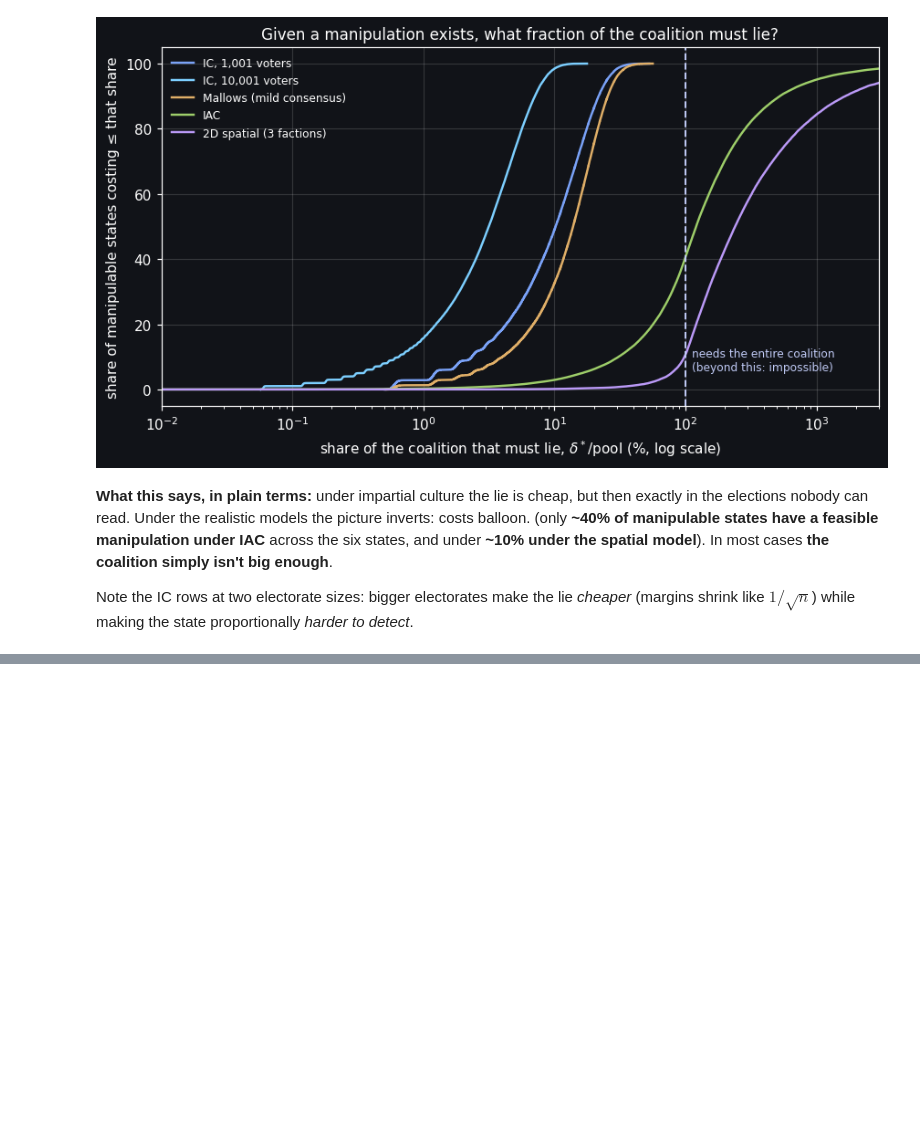
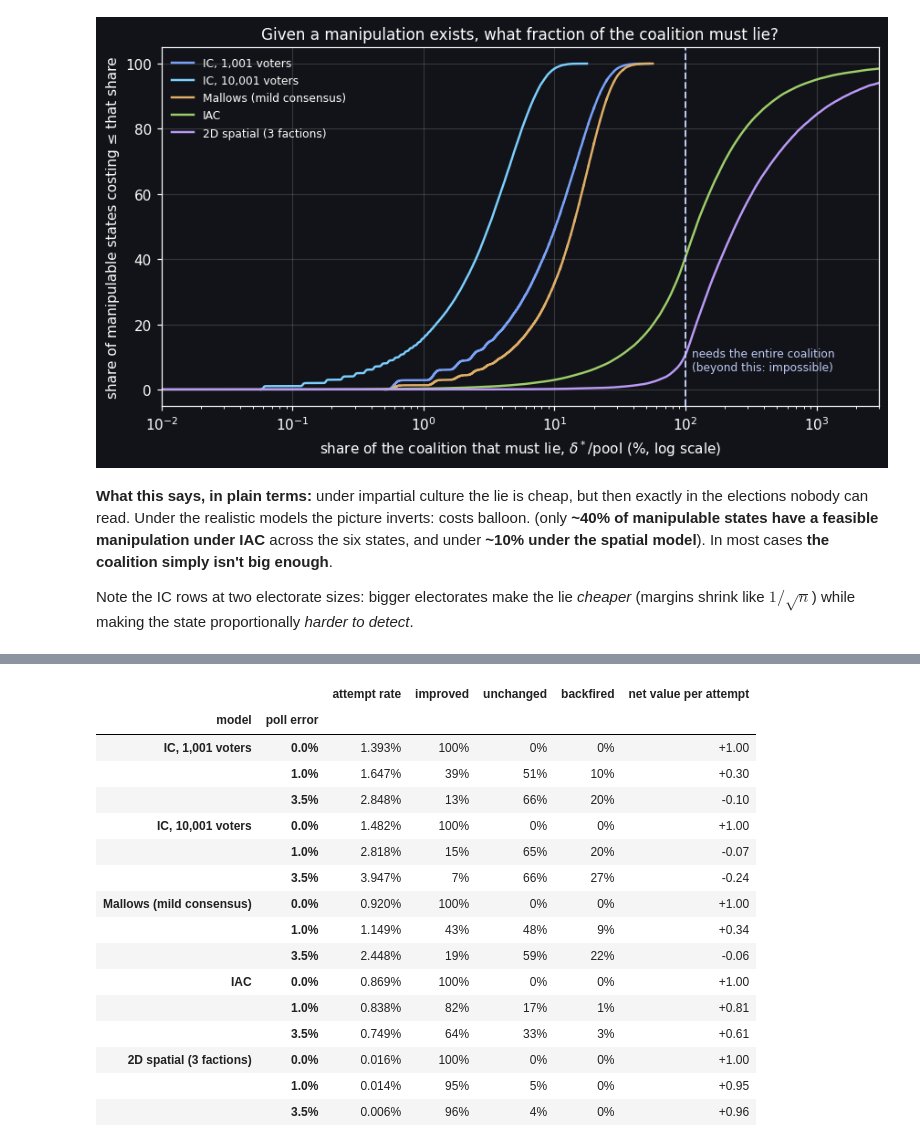
Before and after one commit to eigentaylor/eigentaylor.github.io, a Jupyter notebook: assets/jupyter/better_choices_simulations.ipynb, the cells around one changed output, grey strips where cells are left out. Drawn from its saved outputs; the diff is of its cells as text; code cells hidden in the pictures; blank space fills up the shorter version.

```diff
--- a/assets/jupyter/better_choices_simulations.ipynb
+++ b/assets/jupyter/better_choices_simulations.ipynb
@@ -275,0 +282,15 @@ pd.DataFrame(rows).set_index('model')
+# %%
+def bracket(cu, sid_target, labels):
+    _, sid = classify(cu['mAB'], cu['mBC'], cu['mCA'])
+    mask = (sid == sid_target)
+    M = np.abs(np.stack([cu['mAB'], cu['mBC'], cu['mCA']], axis=1))[mask]
+    M.sort(axis=1)
+    p1, p2, p3 = (np.median(M[:, k])*100 for k in range(3))
+    return f"⟨{labels[0]} ({p1:.2f}%) | {labels[1]} ({p2:.2f}%) | {labels[2]} ({p3:.2f}%)⟩"
+
+rows = []
+for name, cu in cultures.items():
+    rows.append({'model': name,
+                 'median G1': bracket(cu, 3, ['C→B', 'B→A', 'A→C']),
+                 'median G2': bracket(cu, 5, ['B→C', 'A→B', 'C→A'])})
+pd.DataFrame(rows).set_index('model')
@@ -403,0 +464,75 @@ like $1/\sqrt{n}$) while making the state proportionally *harder to detect*.
+# %%
+# minimax winner lookup over all 48 states: Condorcet winner if one exists,
+# otherwise the loser of the smallest matchup
+def winner_of(state):
+    wins = {c: set() for c in 'ABC'}
+    for w, l in state:
+        wins[w].add(l)
+    for c in 'ABC':
+        if wins[c] == {'A','B','C'} - {c}:
+            return c
+    return state[0][1]
+
+winner_lut = np.zeros((6, 8), dtype=int)
+for st, (oi, sc) in tuple_to_code.items():
+    winner_lut[oi, sc] = 'ABC'.index(winner_of(st))
+
+def node_codes(mAB, mBC, mCA):
+    M = np.stack([mAB, mBC, mCA], axis=1)
+    order = np.argsort(np.abs(M), axis=1)
+    oi = _lut27[order[:,0]*9 + order[:,1]*3 + order[:,2]]
+    sc = (mAB > 0).astype(int) + 2*(mBC > 0).astype(int) + 4*(mCA > 0).astype(int)
+    return oi, sc
+
+G1_code, G2_code = tuple_to_code[G1], tuple_to_code[G2]
+UTIL = np.array([2, 1, 0])          # coalition's utility for A, B, C winning
+
+rows = []
+for name, cu in cultures.items():
+    mAB, mBC, mCA = cu['mAB'], cu['mBC'], cu['mCA']
+    n = len(mAB)
+    honest = winner_lut[node_codes(mAB, mBC, mCA)]
+    for sigma in [0.0, 0.01, 0.035]:
+        noise = lambda: sigma * rng.standard_normal(n)
+        oAB, oBC, oCA = mAB + noise(), mBC + noise(), mCA + noise()
+        ooi, osc = node_codes(oAB, oBC, oCA)
+        at_g1 = (ooi == G1_code[0]) & (osc == G1_code[1])
+        at_g2 = (ooi == G2_code[0]) & (osc == G2_code[1])
+        dplan = np.zeros(n)
+        dplan[at_g1] = (oBC[at_g1] - oAB[at_g1])/2 + max(sigma, 1e-9)
+        dplan[at_g2] = (oAB[at_g2] - oBC[at_g2])/2 + max(sigma, 1e-9)
+        act = (at_g1 | at_g2) & (dplan > 0)
+        act &= dplan <= cu['pool']
+        nAB, nBC = mAB.copy(), mBC.copy()
+        nBC[at_g1 & act] -= 2*dplan[at_g1 & act]
+        nAB[at_g2 & act] -= 2*dplan[at_g2 & act]
+        outcome = winner_lut[node_codes(nAB, nBC, mCA)]
+        du = (UTIL[outcome] - UTIL[honest])[act]
+        rows.append({
+            'model': name,
+            'poll error': f"{sigma*100:.1f}%",
+            'attempt rate': f"{act.mean()*100:.3f}%",
+            'improved':  f"{(du > 0).mean()*100:.0f}%",
+            'unchanged': f"{(du == 0).mean()*100:.0f}%",
+            'backfired': f"{(du < 0).mean()*100:.0f}%",
+            'net value per attempt': f"{du.mean():+.2f}",
+        })
+pd.DataFrame(rows).set_index(['model', 'poll error'])
+# %% [output]
+|  |  | attempt rate | improved | unchanged | backfired | net value per attempt |
+| model | poll error |  |  |  |  |  |
+| IC, 1,001 voters | 0.0% | 1.393% | 100% | 0% | 0% | +1.00 |
+|  | 1.0% | 1.647% | 39% | 51% | 10% | +0.30 |
+|  | 3.5% | 2.848% | 13% | 66% | 20% | -0.10 |
+| IC, 10,001 voters | 0.0% | 1.482% | 100% | 0% | 0% | +1.00 |
+|  | 1.0% | 2.818% | 15% | 65% | 20% | -0.07 |
+|  | 3.5% | 3.947% | 7% | 66% | 27% | -0.24 |
+| Mallows (mild consensus) | 0.0% | 0.920% | 100% | 0% | 0% | +1.00 |
+|  | 1.0% | 1.149% | 43% | 48% | 9% | +0.34 |
+|  | 3.5% | 2.448% | 19% | 59% | 22% | -0.06 |
+| IAC | 0.0% | 0.869% | 100% | 0% | 0% | +1.00 |
+|  | 1.0% | 0.838% | 82% | 17% | 1% | +0.81 |
+|  | 3.5% | 0.749% | 64% | 33% | 3% | +0.61 |
+| 2D spatial (3 factions) | 0.0% | 0.016% | 100% | 0% | 0% | +1.00 |
+|  | 1.0% | 0.014% | 95% | 5% | 0% | +0.95 |
+|  | 3.5% | 0.006% | 96% | 4% | 0% | +0.96 |
```
Also changed, not shown: parts of 4 cells of this notebook.
